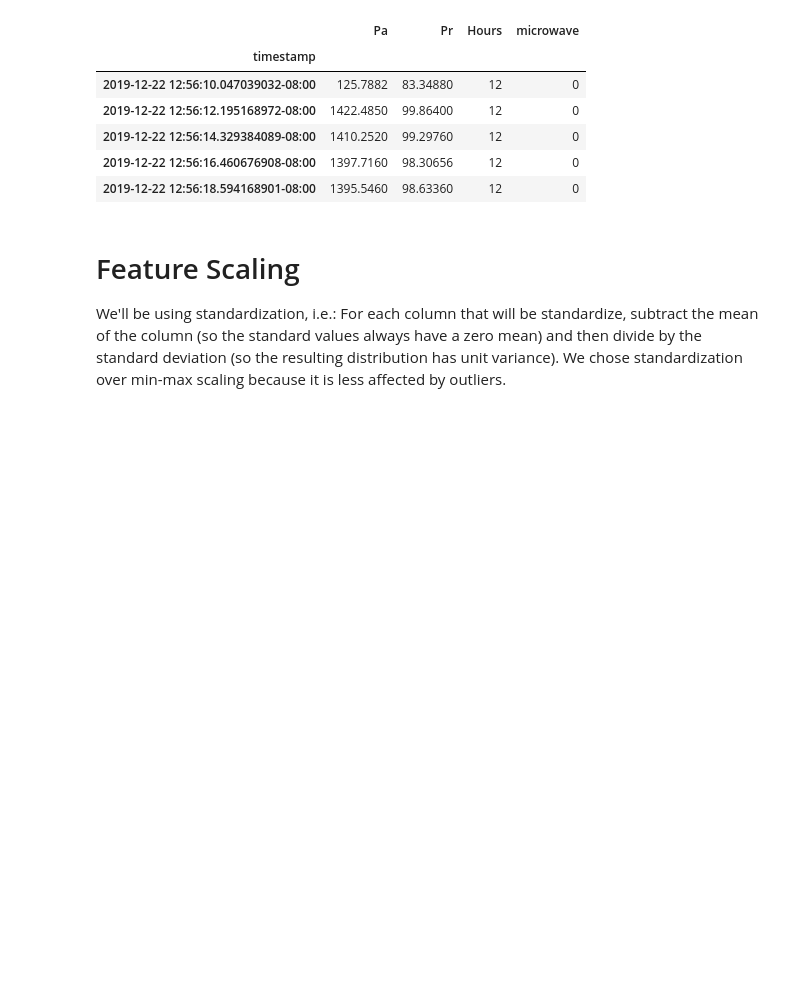
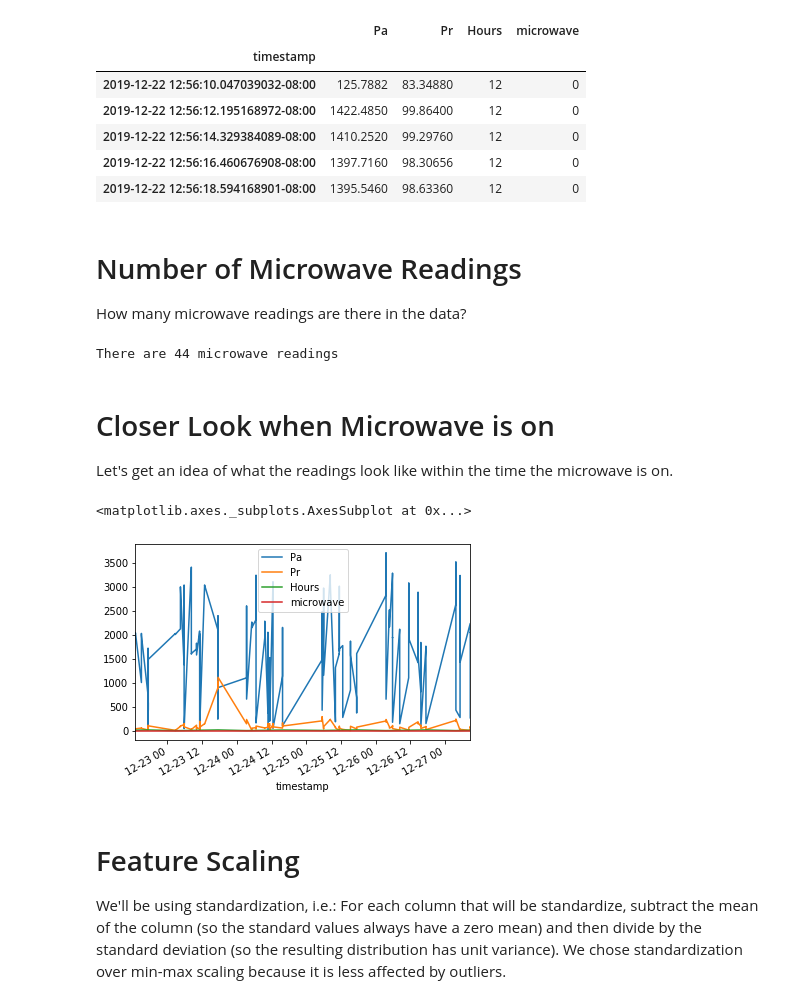
Before and after one commit to BitKnitting/FitHome_DeepLearning_1, a Jupyter notebook: notebooks/dl_process.ipynb, the cells around one changed output. Drawn from its saved outputs; the diff is of its cells as text; code cells hidden in the pictures; blank space fills up the shorter version.

```diff
--- a/notebooks/dl_process.ipynb
+++ b/notebooks/dl_process.ipynb
@@ -316,6 +323,23 @@ df_preprocessed_data.head()
 | 2019-12-22 12:56:14.329384089-08:00 | 1410.2520 | 99.29760 | 12 | 0 |
 | 2019-12-22 12:56:16.460676908-08:00 | 1397.7160 | 98.30656 | 12 | 0 |
 | 2019-12-22 12:56:18.594168901-08:00 | 1395.5460 | 98.63360 | 12 | 0 |
+# %% [markdown]
+# Number of Microwave Readings
+How many microwave readings are there in the data?
+# %%
+df_diff_microwave_readings = df_preprocessed_data['microwave'].diff()
+df_microwave_reading_start = df_diff_microwave_readings[df_diff_microwave_readings > 0]
+print(f'There are {len(df_microwave_reading_start)} microwave readings')
+# %% [output]
+There are 44 microwave readings
+# %% [markdown]
+# Closer Look when Microwave is on
+Let's get an idea of what the readings look like within the time the microwave is on.
+# %%
+df_preprocessed_data[df_preprocessed_data['microwave']==1].plot()
+# %% [output]
+<matplotlib.axes._subplots.AxesSubplot at 0x...>
+[figure, added]
 # %% [markdown]
 # Feature Scaling
 We'll be using standardization, i.e.: For each column that will be standardize, subtract the mean of the column (so the standard values always have a zero mean) and then divide by the standard deviation (so the resulting distribution has unit variance).  We chose standardization over min-max scaling because it is less affected by outliers.
```
Also changed, not shown: parts of 6 cells of this notebook.
